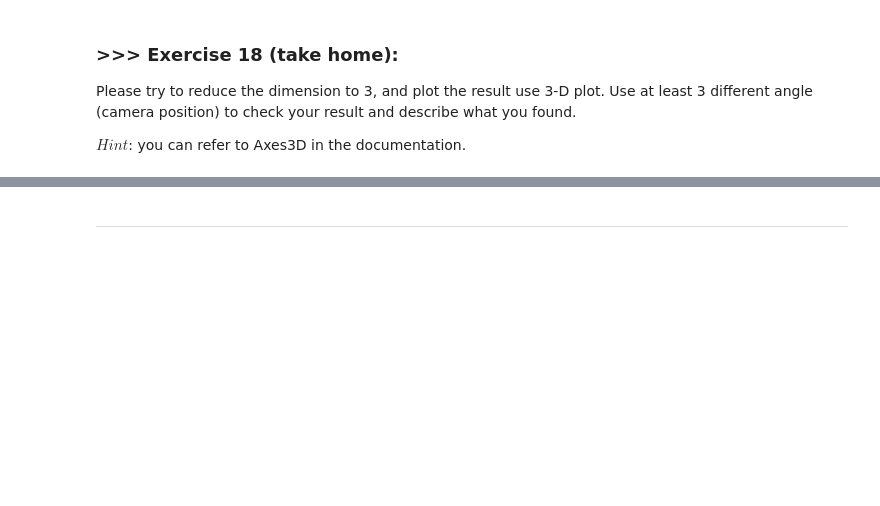
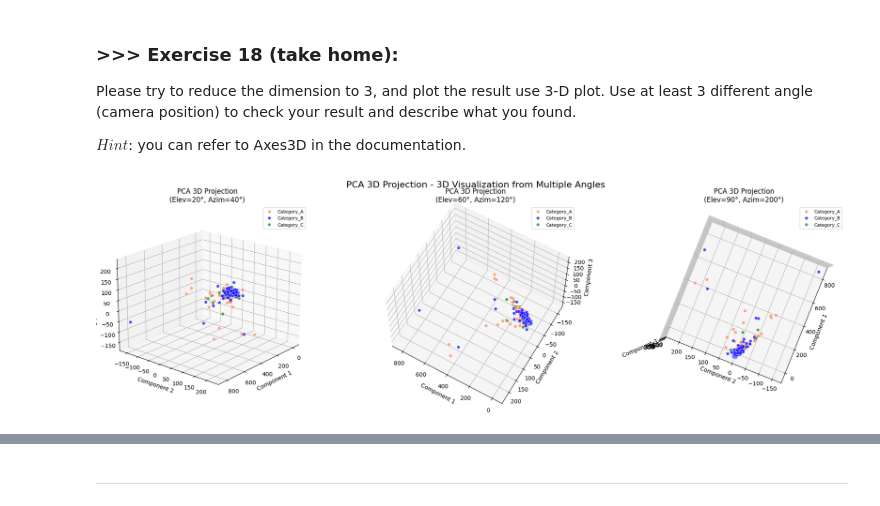
Before and after one commit to krdaryad/DM2025-Lab1-Exercise, a Jupyter notebook: DM2025-Lab1-Master.ipynb, the cells around one changed output, grey strips where cells are left out. Drawn from its saved outputs; the diff is of its cells as text; code cells hidden in the pictures; blank space fills up the shorter version.

```diff
--- a/DM2025-Lab1-Master.ipynb
+++ b/DM2025-Lab1-Master.ipynb
@@ -2352,0 +2536,100 @@ $Hint$: you can refer to Axes3D in the documentation.
+# %%
+import warnings
+import matplotlib.pyplot as plt
+import numpy as np
+from sklearn.decomposition import PCA
+from sklearn.manifold import TSNE
+import umap
+from mpl_toolkits.mplot3d import Axes3D
+
+warnings.filterwarnings('ignore', category=UserWarning, module='umap')
+
+# Prepare data
+if 'augmented_df' not in locals():
+    if 'tdm_df' in locals():
+        augmented_df = tdm_df.copy()
+    else:
+        from sklearn.feature_extraction.text import CountVectorizer
+        sample_texts = [
+            "machine learning data science python programming",
+            "deep learning neural networks artificial intelligence",
+            "data analysis statistics visualization",
+            "computer vision image processing",
+            "natural language processing text mining"
+        ]
+        count_vect = CountVectorizer(max_features=100)
+        X_counts = count_vect.fit_transform(sample_texts)
+        augmented_df = pd.DataFrame(X_counts.toarray(), columns=count_vect.get_feature_names_out())
+
+if 'X' not in locals() or 'category_name' not in X.columns:
+    X = pd.DataFrame({
+        'category_name': ['Category_A']*2 + ['Category_B']*2 + ['Category_C']*1
+    })
+    while len(X) < len(augmented_df):
+        X = pd.concat([X, X], ignore_index=True)
+    X = X.head(len(augmented_df))
+
+if len(augmented_df) != len(X):
+    min_size = min(len(augmented_df), len(X))
+    augmented_df = augmented_df.iloc[:min_size]
+    X = X.iloc[:min_size]
+
+# Apply 3D dimensionality reduction
+col = ['coral', 'blue', 'green', 'orange', 'purple', 'brown']
+categories = X['category_name'].unique()[:4]
+n_samples = len(augmented_df)
+perplexity = min(30, n_samples - 1)
+
+X_pca_3d = PCA(n_components=3, random_state=42).fit_transform(augmented_df.values)
+X_tsne_3d = TSNE(n_components=3, random_state=42, perplexity=perplexity, learning_rate='auto').fit_transform(augmented_df.values)
+X_umap_3d = umap.UMAP(n_components=3, random_state=42, n_neighbors=min(15, n_samples - 1)).fit_transform(augmented_df.values)
+
+def plot_3d_scatter(X_reduced, title):
+    fig = plt.figure(figsize=(20, 6))
+    fig.suptitle(f"{title} - 3D Visualization from Multiple Angles", fontsize=16, y=0.95)
+
+    angles = [(20, 40), (60, 120), (90, 200)]
+
+    for i, (elev, azim) in enumerate(angles):
+        ax = fig.add_subplot(1, 3, i + 1, projection='3d')
+
+        for j, category in enumerate(categories):
+            if j >= len(col):
+                color = 'gray'
+            else:
+                color = col[j]
+
+            idx = X['category_name'] == category
+            if idx.sum() > 0:
+                ax.scatter(
+                    X_reduced[idx, 0], X_reduced[idx, 1], X_reduced[idx, 2],
+                    c=color, label=category, s=30, alpha=0.7, edgecolors='w', linewidth=0.5
+                )
+
+        ax.view_init(elev=elev, azim=azim)
+        ax.set_title(f"{title}\n(Elev={elev}°, Azim={azim}°)", fontsize=12)
+        ax.set_xlabel("Component 1")
+        ax.set_ylabel("Component 2")
+        ax.set_zlabel("Component 3")
+        ax.legend(loc='upper right', fontsize=8)
+        ax.grid(True, alpha=0.3)
+
+    plt.tight_layout()
+    plt.show()
+
+plot_3d_scatter(X_pca_3d, "PCA 3D Projection")
+plot_3d_scatter(X_tsne_3d, "t-SNE 3D Projection")
+plot_3d_scatter(X_umap_3d, "UMAP 3D Projection")
+
+def analyze_cluster_separation(X_reduced, method_name):
+    from sklearn.metrics import silhouette_score
+    if len(categories) > 1:
+        labels = X['category_name'].astype('category').cat.codes
+        silhouette_avg = silhouette_score(X_reduced, labels)
+        print(f"{method_name} - Silhouette Score: {silhouette_avg:.3f}")
+
+analyze_cluster_separation(X_pca_3d, "PCA")
+analyze_cluster_separation(X_tsne_3d, "t-SNE")
+analyze_cluster_separation(X_umap_3d, "UMAP")
+# %% [output]
+[figure, added]
```
Also changed, not shown: parts of 55 cells of this notebook, 9 other files.
